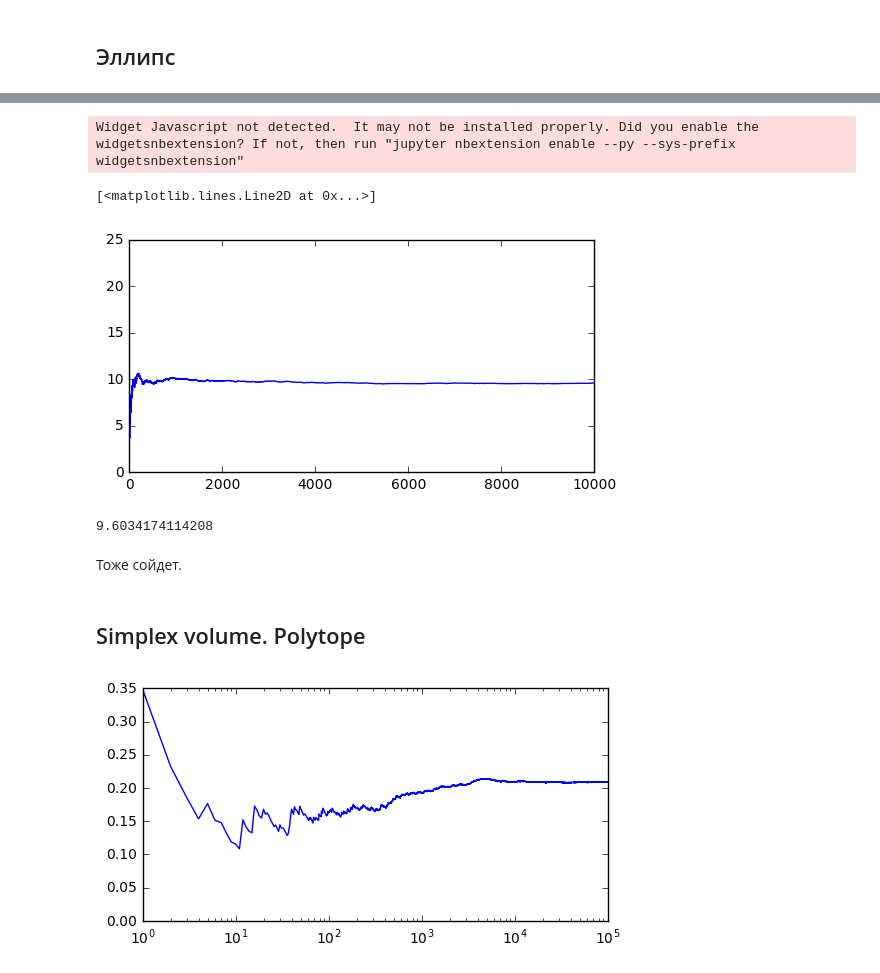
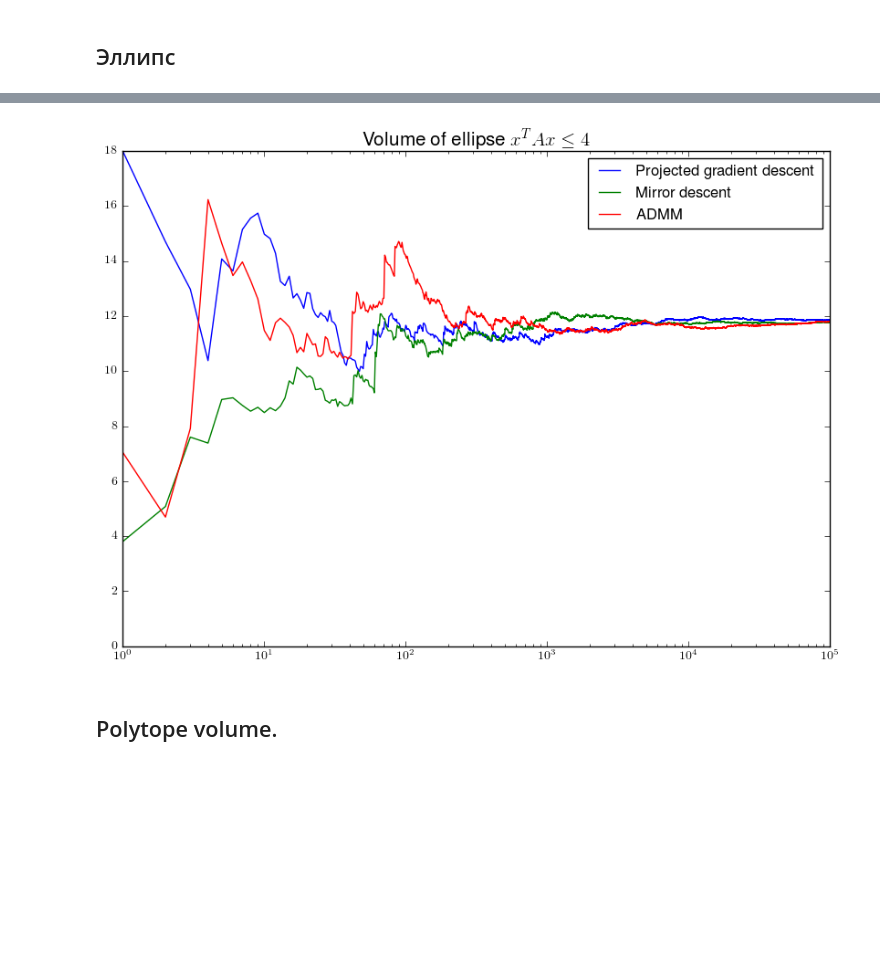
Before and after one commit to Tenich/Skoltech-LSOpt-Importance-Sampling, a Jupyter notebook: examples.ipynb, the cells around one changed output, grey strips where cells are left out. Cells and saved outputs as stored; diff of their text form; code cells hidden in the pictures; blank space fills up the shorter version.

```diff
--- a/examples.ipynb
+++ b/examples.ipynb
@@ -46,4 +66,4 @@ obj = lambda x: np.inner(x, np.dot(A, x)) <= 4
 # %%
 projector = CoordProjector(BoxProjector(-1, 1), EigenBoxProjector(1, 15))
 thetas, estimations = projected_gradient(obj, GaussianDistribution, projector,
-                                         1e-2, (np.array([0, 0]), np.eye(2)), n_iters=10 ** 4)
+                                         1e-6, (np.array([0, 0]), np.eye(2)), n_iters=10 ** 5)
@@ -60,22 +70,22 @@ plt.plot(np.array(estimations))
-# %%
-obj = lambda x: 1 <= _dot(x, x) <= 4
 # %%
 projector = CoordProjector(BoxProjector(-1, 1), EigenBoxProjector(1, 15))
-thetas, estimations = mirror_update(obj, GaussianDistribution, mirror,
-                                         1e-6, theta0 = (np.array([0, 0]), np.eye(2)), n_iters=10 ** 4)
+thetas_m, estimations_m = mirror_update(obj, GaussianDistribution, mirror,
+                                         1e-6, theta0 = (np.array([0, 0]), np.eye(2)), n_iters=10 ** 5)
-# %% [output]
-Widget Javascript not detected.  It may not be installed properly. Did you enable the widgetsnbextension? If not, then run "jupyter nbextension enable --py --sys-prefix widgetsnbextension"
-# %%
-plt.figure(figsize=(6, 3))
-plt.plot(np.array(estimations))
-# %% [output]
-[<matplotlib.lines.Line2D at 0x...>]
-[figure, removed]
-# %%
-estimations[-1]
-# %% [output]
-9.6034174114208
-# %% [markdown]
-Тоже сойдет.
+# %%
+thetas_ad, estimations_ad = admm(obj, GaussianDistribution, projector, 1, 1e-6,
+                           (np.array([0, 0]), np.eye(2)), n_iters=10 ** 5)
+# %%
+plt.figure(figsize=(10, 7))
+plt.title(r" Volume of ellipse $\displaystyle x^TAx \le 4$",
+          fontsize=15)
+plt.plot(np.array(estimations), label = "Projected gradient descent")
+plt.plot(np.array(estimations_m), label = "Mirror descent")
+plt.plot(np.array(estimations_ad), label = "ADMM")
+plt.xscale('log')
+plt.legend(loc = 'best')
+
+plt.savefig('ellipse2.png')
+# %% [output]
+[figure, added]
 # %% [markdown]
-## Simplex volume. Polytope
+## Polytope volume.
@@ -93,6 +101,0 @@ thetas, estimations = mirror_update(obj, DirichletDistribution, mirror,
-# %%
-plt.figure(figsize=(6, 3))
-plt.plot(np.array(estimations))
-plt.xscale('log')
-# %% [output]
-[figure, removed]
```
Also changed, not shown: parts of 18 cells of this notebook, 8 other files.
